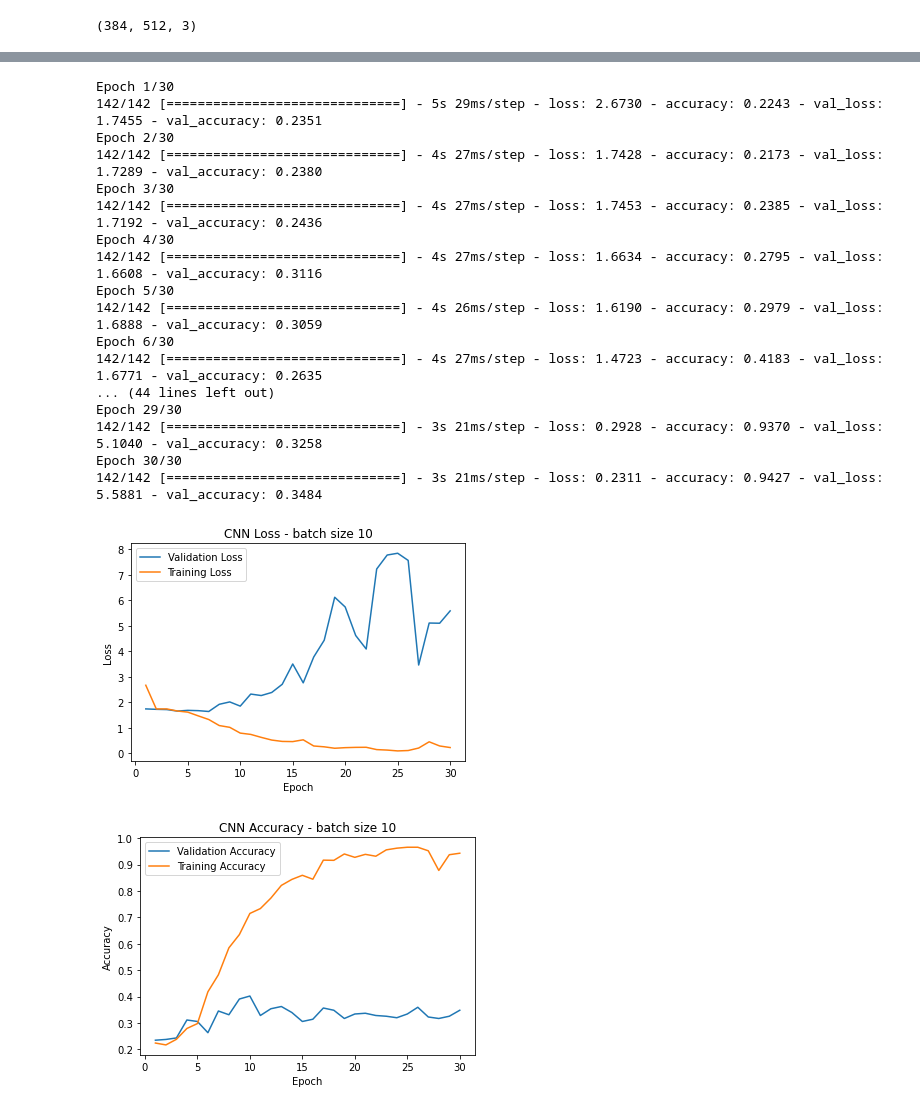
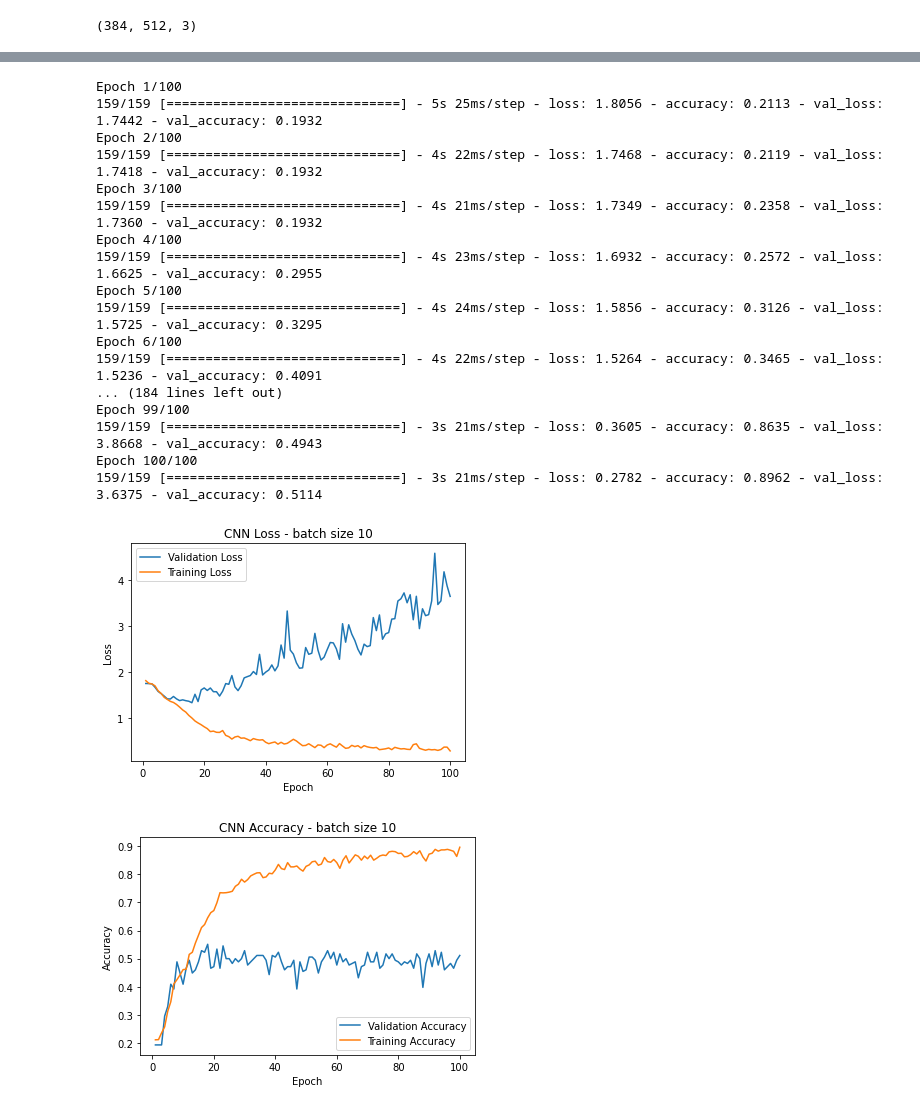
Before and after one commit to Farooq-azam-khan/cps803-course-project, a Jupyter notebook: notebooks/7 - Convolutional Neural Network.ipynb, the cells around one changed output, grey strips where cells are left out. Drawn from its saved outputs; the diff is of its cells as text; code cells hidden in the pictures.

Commit message:
Run 100 epochs for CNN model and plot the graph

```diff
--- a/notebooks/7 - Convolutional Neural Network.ipynb
+++ b/notebooks/7 - Convolutional Neural Network.ipynb
@@ -80,9 +75,16 @@ image.shape
 # %% [output]
 (384, 512, 3)
 # %%
+#hyperparaters
+validation_split = 0.1
+batch_size = 10
+image_size = (224, 224)
+epochs = 100
+learning_rate = 1e-3
+
 train_ds = tf.keras.preprocessing.image_dataset_from_directory(
     directory='../data/train',
-    validation_split=0.2,
+    validation_split=validation_split,
     subset="training",
     label_mode="categorical",
     seed=1337,
@@ -93,7 +95,7 @@ train_ds = tf.keras.preprocessing.image_dataset_from_directory(
 
 val_ds = tf.keras.preprocessing.image_dataset_from_directory(
     directory='../data/train',
-    validation_split=0.2,
+    validation_split=validation_split,
     subset="validation",
     label_mode="categorical",
     seed=1337,
@@ -114,22 +116,28 @@ train_ds, val_ds
 # %%
 def make_cnn_model(input_shape, labels, num_dense_layers):
+    inputs = keras.Input(shape=input_shape)
 
     model = keras.Sequential()
+    model.add(inputs)
+    model.add(layers.Rescaling(1./255))
 
     model.add(layers.Conv2D(32, 3, padding="same", activation="relu", input_shape=input_shape))
     model.add(layers.MaxPooling2D((2,2)))
     model.add(layers.Conv2D(64, 3, padding="same", activation="relu"))
     model.add(layers.MaxPooling2D((2,2)))
+    model.add(layers.Conv2D(128, 3, padding="same", activation="relu"))
+    model.add(layers.MaxPooling2D((2,2)))
     model.add(layers.Flatten())
 
     for _ in range(num_dense_layers):
         model.add(layers.Dense(units=64, activation="relu"))
+        model.add(layers.Dropout(0.5))
 
     model.add(layers.Dense(units=labels, activation="softmax"))
 
     return model
 # %%
-model = make_cnn_model(input_shape=image_size + (3,), labels=len(labels), num_dense_layers=10)
+model = make_cnn_model(input_shape=image_size + (3,), labels=len(labels), num_dense_layers=2)
 model.build()
 model.summary()
 # %% [output]
@@ -152,36 +160,41 @@ Non-trainable params: 0
 _________________________________________________________________
 # %%
 callbacks = [
-    keras.callbacks.ModelCheckpoint("./model/cnn/save_at_{epoch}.h5"),
+    keras.callbacks.ModelCheckpoint(
+        filepath="./model/cnn/save_at_{epoch}.h5",
+        monitor='val_accuracy',
+        save_best_only=True,
+        mode='max'
+    )
 ]
 model.compile(
-    optimizer=keras.optimizers.Adam(learning_rate),
+    optimizer='adam',
     loss="categorical_crossentropy",
     metrics=["accuracy"],
 )
 history = model.fit(
-    train_ds, epochs=epochs, callbacks=callbacks, validation_data=val_ds)
+    train_ds, epochs=epochs, validation_data=val_ds, callbacks=callbacks)
 # %% [output]
-Epoch 1/30
-142/142 [==============================] - 5s 29ms/step - loss: 2.6730 - accuracy: 0.2243 - val_loss: 1.7455 - val_accuracy: 0.2351
-Epoch 2/30
-142/142 [==============================] - 4s 27ms/step - loss: 1.7428 - accuracy: 0.2173 - val_loss: 1.7289 - val_accuracy: 0.2380
-Epoch 3/30
-142/142 [==============================] - 4s 27ms/step - loss: 1.7453 - accuracy: 0.2385 - val_loss: 1.7192 - val_accuracy: 0.2436
-Epoch 4/30
-142/142 [==============================] - 4s 27ms/step - loss: 1.6634 - accuracy: 0.2795 - val_loss: 1.6608 - val_accuracy: 0.3116
-Epoch 5/30
-142/142 [==============================] - 4s 26ms/step - loss: 1.6190 - accuracy: 0.2979 - val_loss: 1.6888 - val_accuracy: 0.3059
-Epoch 6/30
-142/142 [==============================] - 4s 27ms/step - loss: 1.4723 - accuracy: 0.4183 - val_loss: 1.6771 - val_accuracy: 0.2635
-... (44 lines left out)
-Epoch 29/30
-142/142 [==============================] - 3s 21ms/step - loss: 0.2928 - accuracy: 0.9370 - val_loss: 5.1040 - val_accuracy: 0.3258
-Epoch 30/30
-142/142 [==============================] - 3s 21ms/step - loss: 0.2311 - accuracy: 0.9427 - val_loss: 5.5881 - val_accuracy: 0.3484
+Epoch 1/100
+159/159 [==============================] - 5s 25ms/step - loss: 1.8056 - accuracy: 0.2113 - val_loss: 1.7442 - val_accuracy: 0.1932
+Epoch 2/100
+159/159 [==============================] - 4s 22ms/step - loss: 1.7468 - accuracy: 0.2119 - val_loss: 1.7418 - val_accuracy: 0.1932
+Epoch 3/100
+159/159 [==============================] - 4s 21ms/step - loss: 1.7349 - accuracy: 0.2358 - val_loss: 1.7360 - val_accuracy: 0.1932
+Epoch 4/100
+159/159 [==============================] - 4s 23ms/step - loss: 1.6932 - accuracy: 0.2572 - val_loss: 1.6625 - val_accuracy: 0.2955
+Epoch 5/100
+159/159 [==============================] - 4s 24ms/step - loss: 1.5856 - accuracy: 0.3126 - val_loss: 1.5725 - val_accuracy: 0.3295
+Epoch 6/100
+159/159 [==============================] - 4s 22ms/step - loss: 1.5264 - accuracy: 0.3465 - val_loss: 1.5236 - val_accuracy: 0.4091
+... (184 lines left out)
+Epoch 99/100
+159/159 [==============================] - 3s 21ms/step - loss: 0.3605 - accuracy: 0.8635 - val_loss: 3.8668 - val_accuracy: 0.4943
+Epoch 100/100
+159/159 [==============================] - 3s 21ms/step - loss: 0.2782 - accuracy: 0.8962 - val_loss: 3.6375 - val_accuracy: 0.5114
 # %%
-plot_loss(history)
-plot_accuracy(history)
+plot_loss(history, epochs=epochs)
+plot_accuracy(history, epochs=epochs)
 # %% [output]
-[figure, old version]
+[figure, new version]
-[figure, old version]
+[figure, new version]
```
Also changed, not shown: parts of 13 cells of this notebook, 4 other files.
